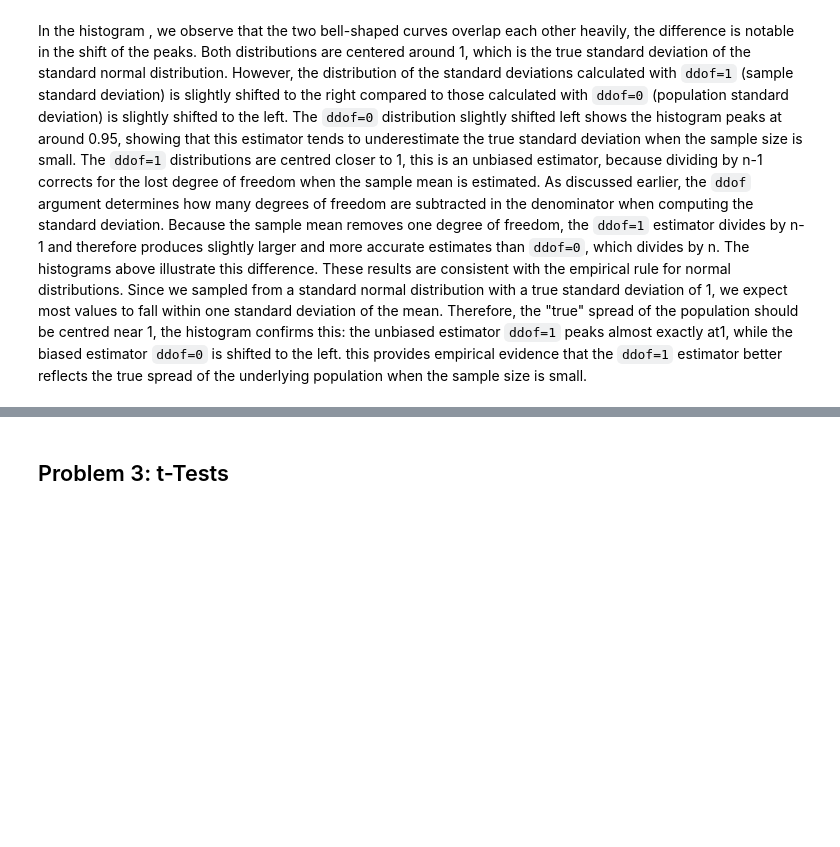
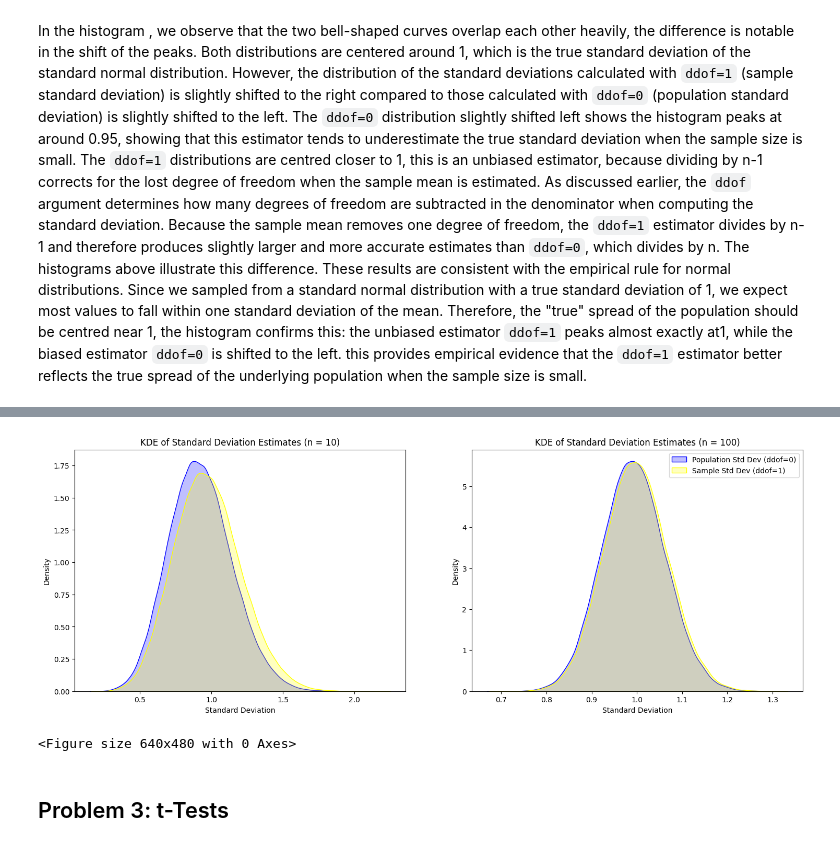
Before and after one commit to Grainne10/applied_statistics, a Jupyter notebook: problems.ipynb, the cells around one changed output, grey strips where cells are left out. Saved outputs shown, nothing was run; the diff lists cells and outputs as text; code cells hidden in the pictures; blank space fills up the shorter version.

```diff
--- a/problems.ipynb
+++ b/problems.ipynb
@@ -311,3 +311,27 @@ When the sample size increase to n = 100, the histograms nearly overlap each oth
+# %%
+# In this section, we create another plot to show the two distributions side by side for better comparison.
+
+fig, axes = plt.subplots(1, 2, figsize=(18, 6))
+# Plot for n = 10
+sns.kdeplot(std_population, ax=axes[0], color='blue', label='Population Std Dev (ddof=0)', fill=True)
+sns.kdeplot(std_sample, ax=axes[0], color='yellow', label='Sample Std Dev (ddof=1)', fill=True)
+axes[0].set_title('KDE of Standard Deviation Estimates (n = 10)')
+axes[0].set_xlabel('Standard Deviation')
+axes[0].set_ylabel('Density')
+
+# Plot for n = 100
+sns.kdeplot(std_pop_n100, ax=axes[1], color='blue', label='Population Std Dev (ddof=0)', fill=True)
+sns.kdeplot(std_sample_n100, ax=axes[1], color='yellow', label='Sample Std Dev (ddof=1)', fill=True)
+axes[1].set_title('KDE of Standard Deviation Estimates (n = 100)')
+axes[1].set_xlabel('Standard Deviation')
+axes[1].set_ylabel('Density')
+
+plt.legend()
+plt.show()
+plt.tight_layout()
+# %% [output]
+[figure, added]
+<Figure size 640x480 with 0 Axes>
 # %%
 # Add in another table comparing the means and variances of the two different sample sizes to show how they converge as sample size increases.
 # Change labels and colours to make it clearer
```
Also changed, not shown: parts of 4 cells of this notebook.
